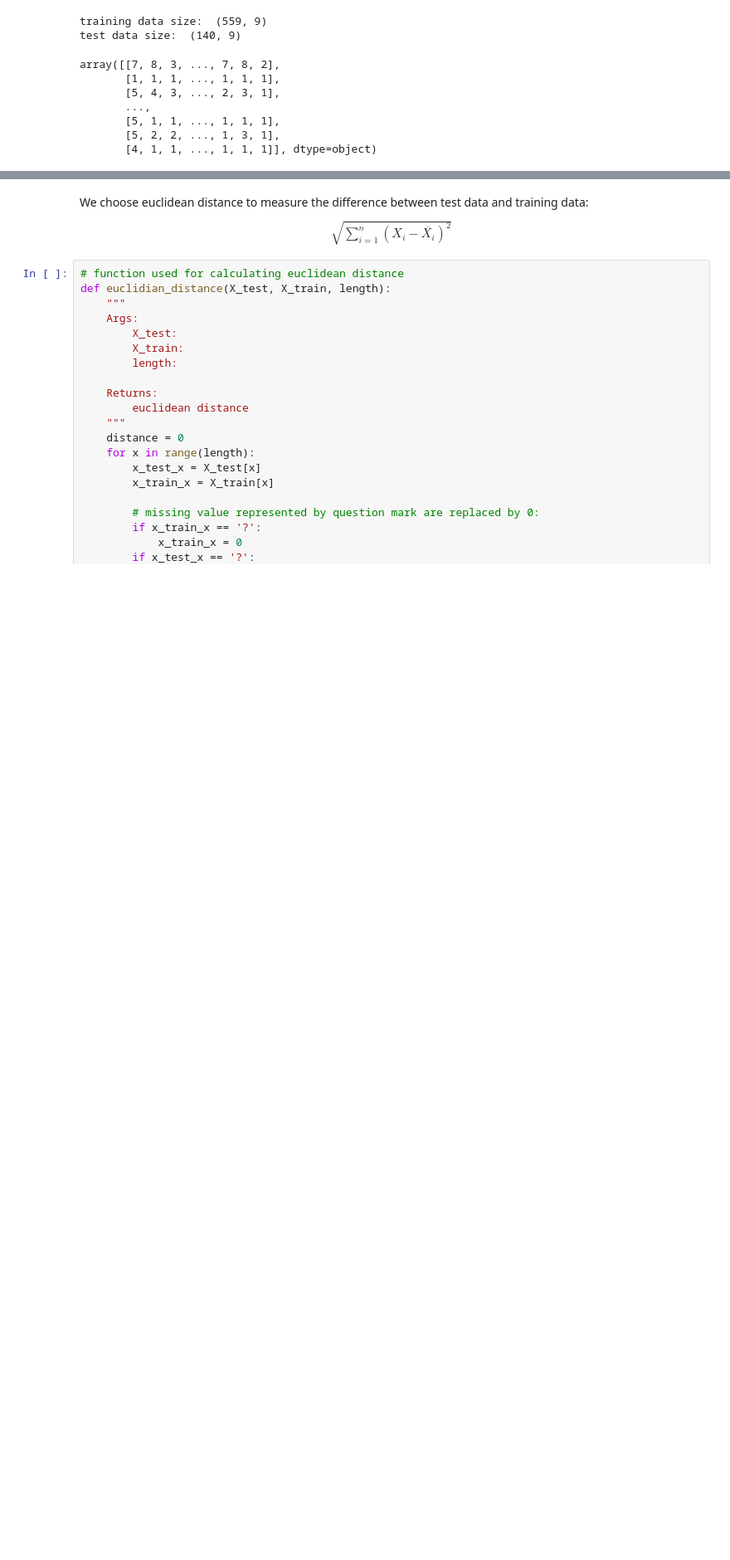
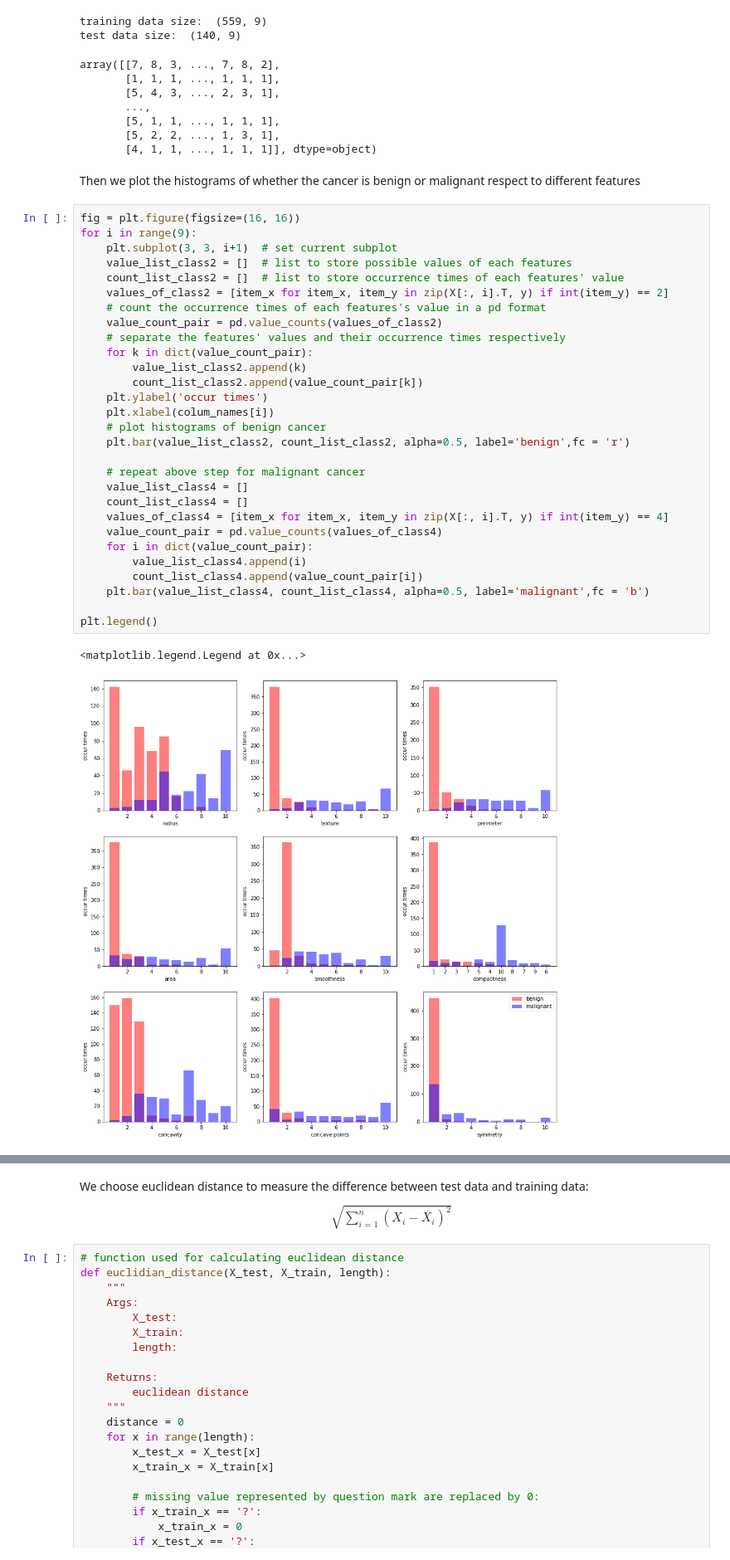
Before and after one commit to zroykhi/ROB311, a Jupyter notebook: TP1_KNN.ipynb, the cells around one changed output, grey strips where cells are left out. Shown at 83% size. Cells and saved outputs as stored; diff of their text form; blank space fills up the shorter version.

Commit message:
add plot

```diff
--- a/TP1_KNN.ipynb
+++ b/TP1_KNN.ipynb
@@ -59,3 +59,37 @@ array([[7, 8, 3, ..., 7, 8, 2],
        [5, 1, 1, ..., 1, 1, 1],
        [5, 2, 2, ..., 1, 3, 1],
        [4, 1, 1, ..., 1, 1, 1]], dtype=object)
+# %% [markdown]
+Then we plot the histograms of whether the cancer is benign or malignant respect to different features
+# %%
+fig = plt.figure(figsize=(16, 16))
+for i in range(9):
+    plt.subplot(3, 3, i+1)  # set current subplot
+    value_list_class2 = []  # list to store possible values of each features
+    count_list_class2 = []  # list to store occurrence times of each features' value
+    values_of_class2 = [item_x for item_x, item_y in zip(X[:, i].T, y) if int(item_y) == 2]
+    # count the occurrence times of each features's value in a pd format
+    value_count_pair = pd.value_counts(values_of_class2)
+    # separate the features' values and their occurrence times respectively
+    for k in dict(value_count_pair):
+        value_list_class2.append(k)
+        count_list_class2.append(value_count_pair[k])
+    plt.ylabel('occur times')
+    plt.xlabel(colum_names[i])
+    # plot histograms of benign cancer
+    plt.bar(value_list_class2, count_list_class2, alpha=0.5, label='benign',fc = 'r')
+
+    # repeat above step for malignant cancer
+    value_list_class4 = []
+    count_list_class4 = []
+    values_of_class4 = [item_x for item_x, item_y in zip(X[:, i].T, y) if int(item_y) == 4]
+    value_count_pair = pd.value_counts(values_of_class4)
+    for i in dict(value_count_pair):
+        value_list_class4.append(i)
+        count_list_class4.append(value_count_pair[i])
+    plt.bar(value_list_class4, count_list_class4, alpha=0.5, label='malignant',fc = 'b')
+
+plt.legend()
+# %% [output]
+<matplotlib.legend.Legend at 0x...>
+[figure, added]
```
Also changed, not shown: parts of 5 cells of this notebook, 2 other files.
